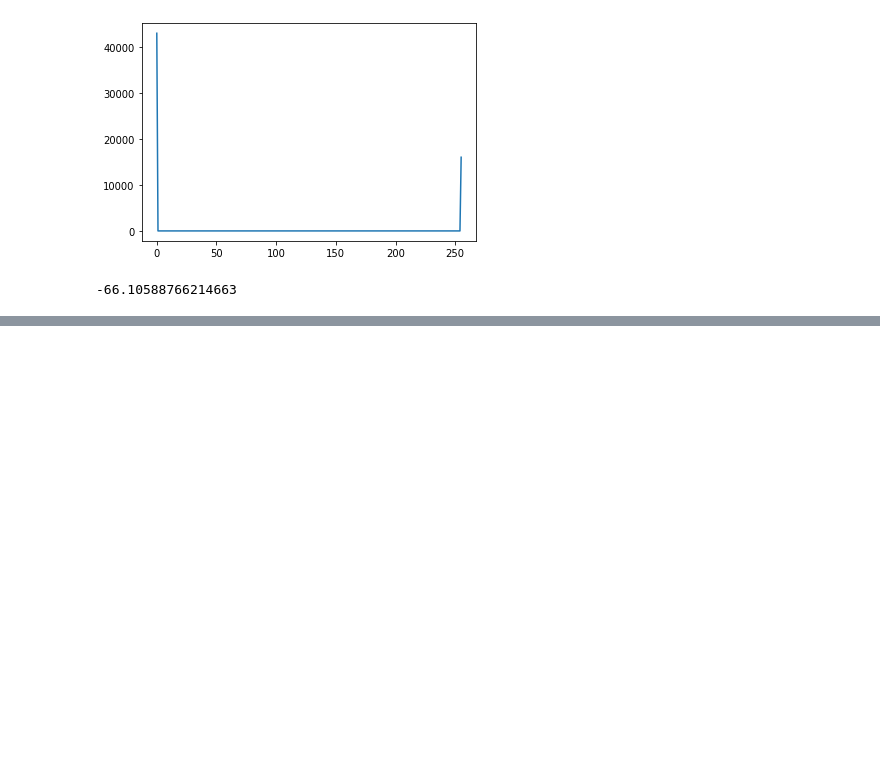
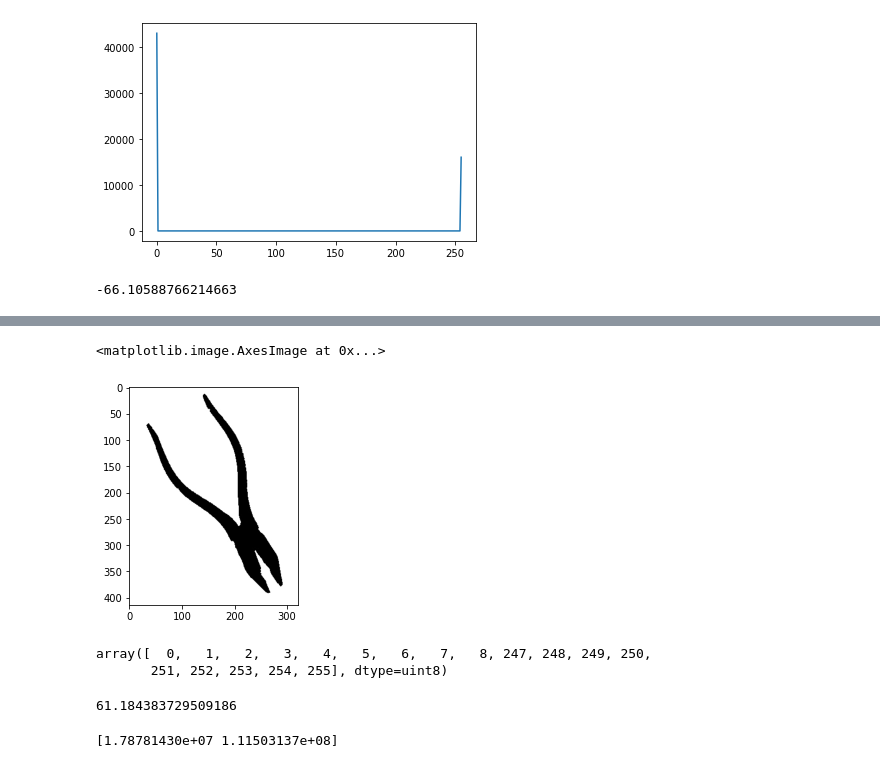
Before and after one commit to CaQtiml/img_processing_practice, a Jupyter notebook: DIP_burge/ch10/properties.ipynb, the cells around one changed output, grey strips where cells are left out. Saved outputs shown, nothing was run; the diff lists cells and outputs as text; code cells hidden in the pictures; blank space fills up the shorter version.

```diff
--- a/DIP_burge/ch10/properties.ipynb
+++ b/DIP_burge/ch10/properties.ipynb
@@ -79,0 +165,19 @@ print(rect_img_rotate_degree)
+# %%
+plt.imshow(leaf_img, cmap="gray")
+# %% [output]
+<matplotlib.image.AxesImage at 0x...>
+[figure, added]
+# %%
+np.unique(leaf_img)
+# %% [output]
+array([  0,   1,   2,   3,   4,   5,   6,   7,   8, 247, 248, 249, 250,
+       251, 252, 253, 254, 255], dtype=uint8)
+# %%
+leaf_angle_rad, leaf_angle_deg = compute_degree(leaf_img, 0)
+print(leaf_angle_deg)
+# %% [output]
+61.184383729509186
+# %%
+r_leaf_a, r_leaf_b = ellipse_axes(leaf_img, 0)
+# %% [output]
+[1.78781430e+07 1.11503137e+08]
```
Also changed, not shown: parts of 19 cells of this notebook.
